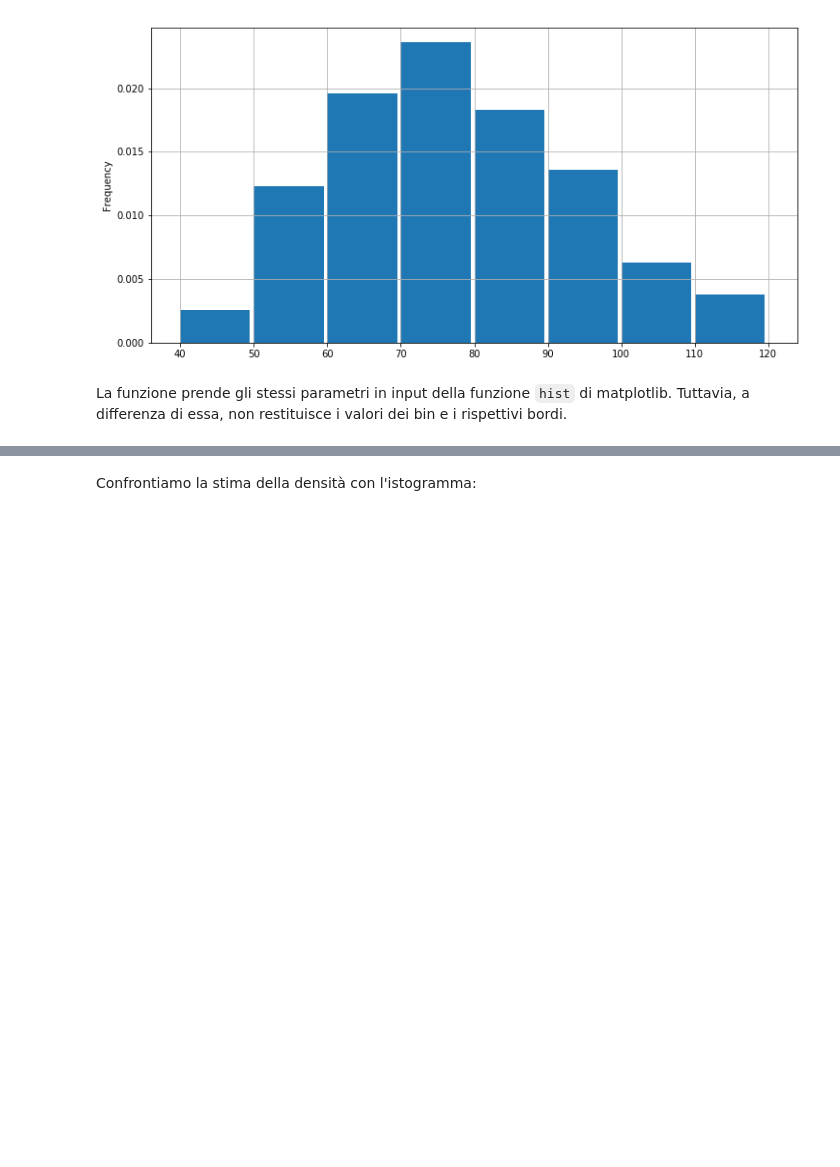
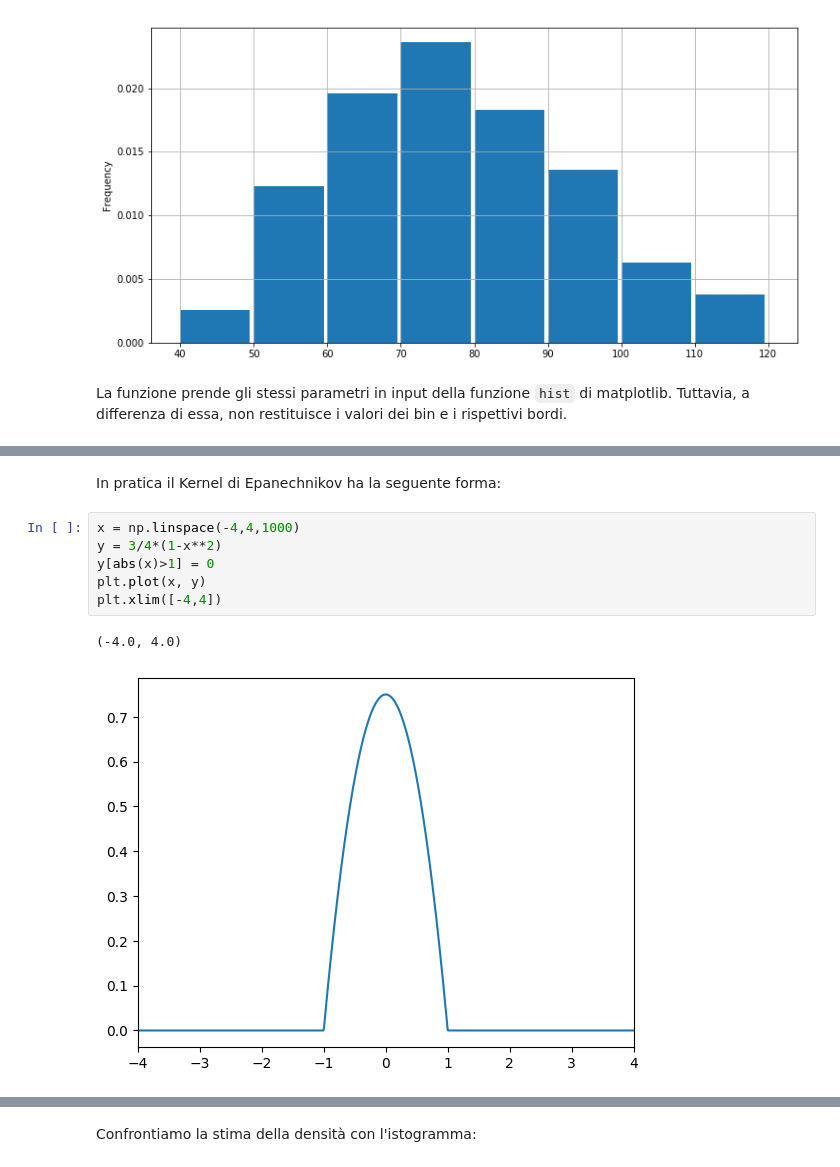
Before and after one commit to antoninofurnari/fadlecturenotes2425, a Jupyter notebook: lecturenotes/lectures/statistica_descrittiva/01_distribuzione_dei_dati.ipynb, the cells around one changed output, grey strips where cells are left out. Cells and saved outputs as stored; diff of their text form; blank space fills up the shorter version.

```diff
--- a/lecturenotes/lectures/statistica_descrittiva/01_distribuzione_dei_dati.ipynb
+++ b/lecturenotes/lectures/statistica_descrittiva/01_distribuzione_dei_dati.ipynb
@@ -453,0 +549,11 @@ Esistono delle tecniche che permettono di stimare in maniera non parametrica (no
+# %% [markdown]
+In pratica il Kernel di Epanechnikov ha la seguente forma:
+# %%
+x = np.linspace(-4,4,1000)
+y = 3/4*(1-x**2)
+y[abs(x)>1] = 0
+plt.plot(x, y)
+plt.xlim([-4,4])
+# %% [output]
+(-4.0, 4.0)
+[figure, added]
```
Also changed, not shown: parts of 49 cells of this notebook.
